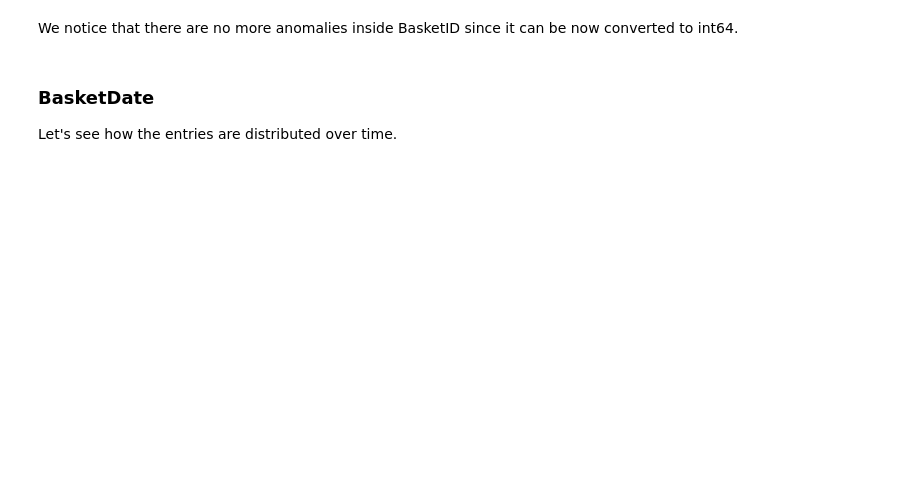
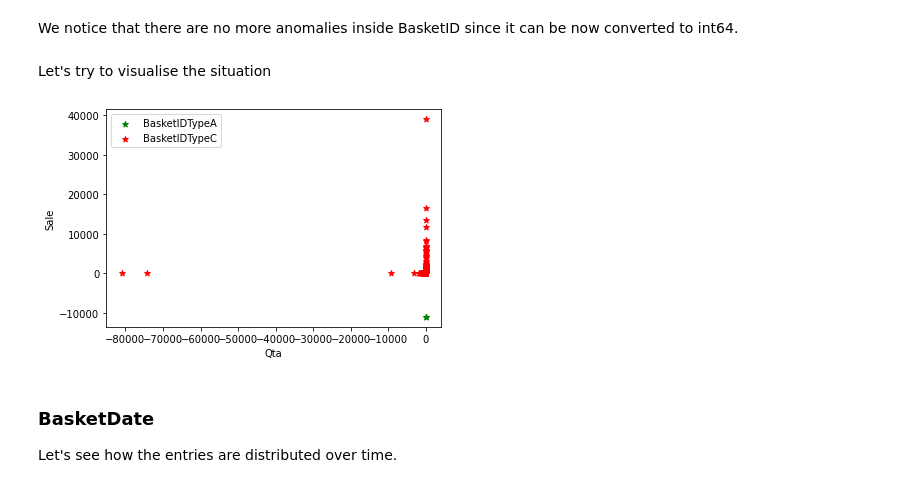
Before and after one commit to adettori/Data-Mining-DM-2020-project, a Jupyter notebook: dm2020-project-notebook.ipynb, the cells around one changed output. Drawn from its saved outputs; the diff is of its cells as text; code cells hidden in the pictures; blank space fills up the shorter version.

```diff
--- a/dm2020-project-notebook.ipynb
+++ b/dm2020-project-notebook.ipynb
@@ -131,8 +239,8 @@ df_expl["BasketIDTypeA"] = 0
 df_expl["BasketIDTypeC"] = 0
 
 #Set the cells appropriately depending on the BasketID type
-df_expl.loc[df_expl["BasketID"].str.get(0) == "A", "BasketIDTypeA"] = 1
-df_expl.loc[df_expl["BasketID"].str.get(0) == "C", "BasketIDTypeC"] = 1
+df_expl.loc[df["BasketID"].str.get(0) == "A", "BasketIDTypeA"] = 1
+df_expl.loc[df["BasketID"].str.get(0) == "C", "BasketIDTypeC"] = 1
 
 #No clue why it doesn't respond with a Warning...
 #Remove the initial letter from BasketID where necessary
@@ -149,3 +279,3 @@ What could this mean for the C type? Probably indicates discounts/refunds
 # %%
-df_expl["BasketID"] = df_expl["BasketID"].astype("int64")
-df_expl.info()
+df["BasketID"] = df["BasketID"].astype("int64")
+df.info()
@@ -154,3 +301,16 @@ We notice that there are no more anomalies inside BasketID since it can be now c
+# %% [markdown]
+Let's try to visualise the situation
+# %%
+plt.scatter(df_expl.loc[df_expl["BasketIDTypeA"] == 1, 'Qta'],
+            df_expl.loc[df_expl["BasketIDTypeA"] == 1, 'Sale'], color='g', marker='*', label='BasketIDTypeA')
+plt.scatter(df_expl.loc[df_expl["BasketIDTypeC"] == 1, 'Qta'],
+            df_expl.loc[df_expl["BasketIDTypeC"] == 1, 'Sale'], color='r', marker='*', label='BasketIDTypeC')
+plt.xlabel('Qta')
+plt.ylabel('Sale')
+plt.legend()
+plt.show()
+# %% [output]
+[figure, added]
 # %% [markdown]
 ### BasketDate
 Let's see how the entries are distributed over time.
```
Also changed, not shown: parts of 53 cells of this notebook.
